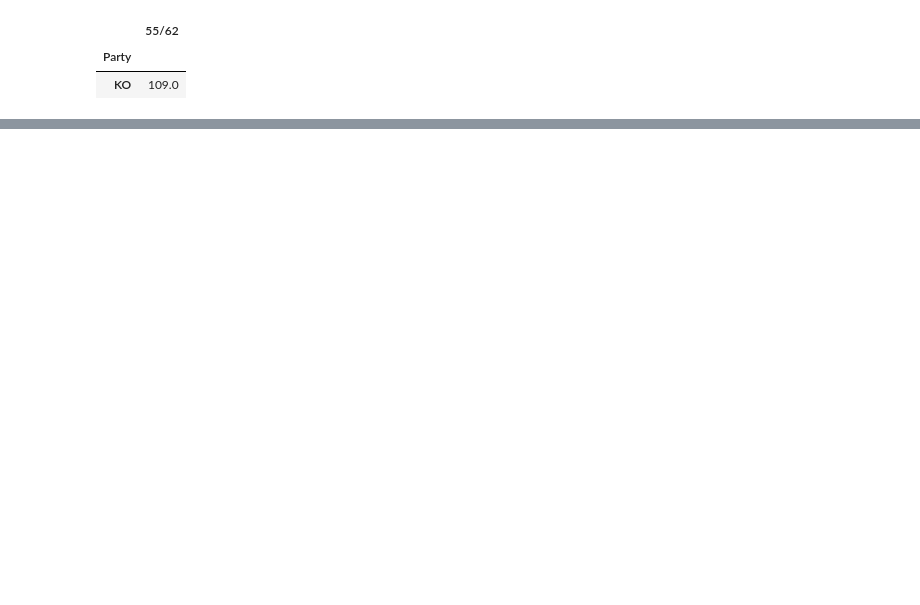
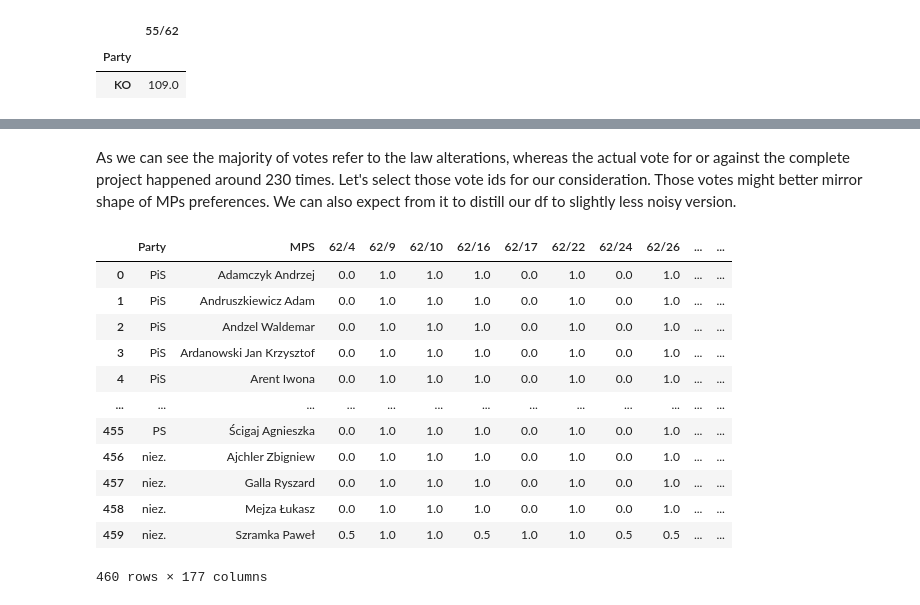
Before and after one commit to milosh-dr/MPs, a Jupyter notebook: data_cleaning.ipynb, the cells around one changed output, grey strips where cells are left out. Drawn from its saved outputs; the diff is of its cells as text; code cells hidden in the pictures; blank space fills up the shorter version.

```diff
--- a/data_cleaning.ipynb
+++ b/data_cleaning.ipynb
@@ -170,0 +280,13 @@ To adopt the future behavior and silence this warning, use
+# %%
+mapping = {
+    'odrzuce': 'odrzucenie',
+    'poprawk': 'poprawki',
+    'głosowanie nad całością': 'głosowanie za',
+    'mniejszości': 'wniosek mniejszości',
+    'odpowiedzialności karnej': 'odpowiedzialność karna',
+    'inne': 'inne'
+}
+vote_category = (votes_info.vote_type
+     .str.extract('(odrzuce|poprawk|głosowanie nad całością|mniejszości|odpowiedzialności karnej)', expand=False)
+     .fillna('inne')
+     .map(mapping))
@@ -170,0 +303,29 @@ To adopt the future behavior and silence this warning, use
+# %%
+votes_info['vote_category'] = vote_category
+# %% [markdown]
+As we can see the majority of votes refer to the law alterations, whereas the actual vote for or against the complete project happened around 230 times. Let's select those vote ids for our consideration. Those votes might better mirror shape of MPs preferences. We can also expect from it to distill our df to slightly less noisy version.
+# %%
+selection = ['głosowanie za', 'odrzucenie', 'odpowiedzialność karna']
+selected_votes = votes_info[votes_info['vote_category'].isin(selection)]
+vote_ids = (selected_votes['session_no'].astype('str')+'/'+selected_votes['vote_no'].astype('str')).tolist()
+# %%
+new_cols = ['MPS', 'Party']
+new_cols.extend(vote_ids)
+# %%
+mask = df.columns.isin(new_cols)
+df_short = df[df.columns[mask]]
+df_short
+# %% [output]
+|  | Party | MPS | 62/4 | 62/9 | 62/10 | 62/16 | 62/17 | 62/22 | 62/24 | 62/26 | ... | ... |
+| 0 | PiS | Adamczyk Andrzej | 0.0 | 1.0 | 1.0 | 1.0 | 0.0 | 1.0 | 0.0 | 1.0 | ... | ... |
+| 1 | PiS | Andruszkiewicz Adam | 0.0 | 1.0 | 1.0 | 1.0 | 0.0 | 1.0 | 0.0 | 1.0 | ... | ... |
+| 2 | PiS | Andzel Waldemar | 0.0 | 1.0 | 1.0 | 1.0 | 0.0 | 1.0 | 0.0 | 1.0 | ... | ... |
+| 3 | PiS | Ardanowski Jan Krzysztof | 0.0 | 1.0 | 1.0 | 1.0 | 0.0 | 1.0 | 0.0 | 1.0 | ... | ... |
+| 4 | PiS | Arent Iwona | 0.0 | 1.0 | 1.0 | 1.0 | 0.0 | 1.0 | 0.0 | 1.0 | ... | ... |
+| ... | ... | ... | ... | ... | ... | ... | ... | ... | ... | ... | ... | ... |
+| 455 | PS | Ścigaj Agnieszka | 0.0 | 1.0 | 1.0 | 1.0 | 0.0 | 1.0 | 0.0 | 1.0 | ... | ... |
+| 456 | niez. | Ajchler Zbigniew | 0.0 | 1.0 | 1.0 | 1.0 | 0.0 | 1.0 | 0.0 | 1.0 | ... | ... |
+| 457 | niez. | Galla Ryszard | 0.0 | 1.0 | 1.0 | 1.0 | 0.0 | 1.0 | 0.0 | 1.0 | ... | ... |
+| 458 | niez. | Mejza Łukasz | 0.0 | 1.0 | 1.0 | 1.0 | 0.0 | 1.0 | 0.0 | 1.0 | ... | ... |
+| 459 | niez. | Szramka Paweł | 0.5 | 1.0 | 1.0 | 0.5 | 1.0 | 1.0 | 0.5 | 0.5 | ... | ... |
+460 rows × 177 columns
```
Also changed, not shown: parts of 37 cells of this notebook.
